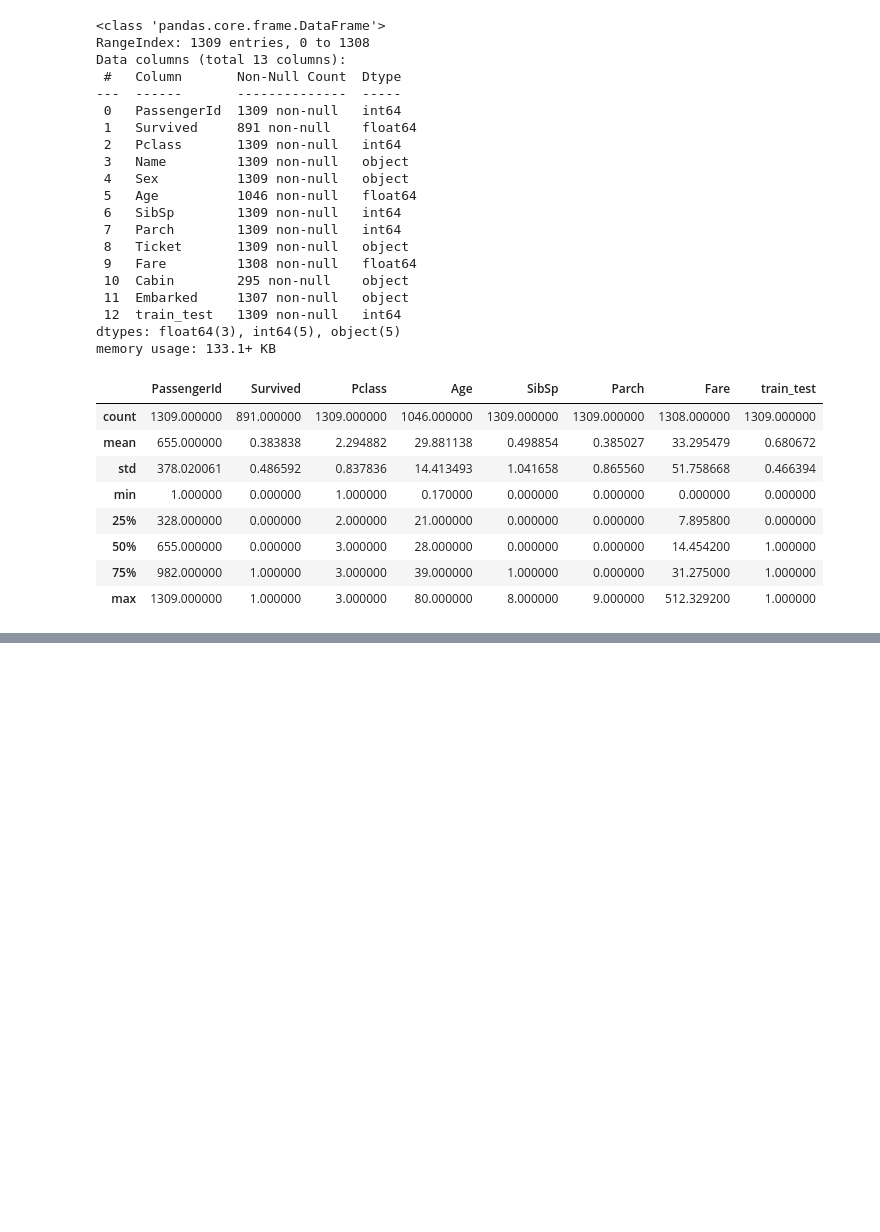
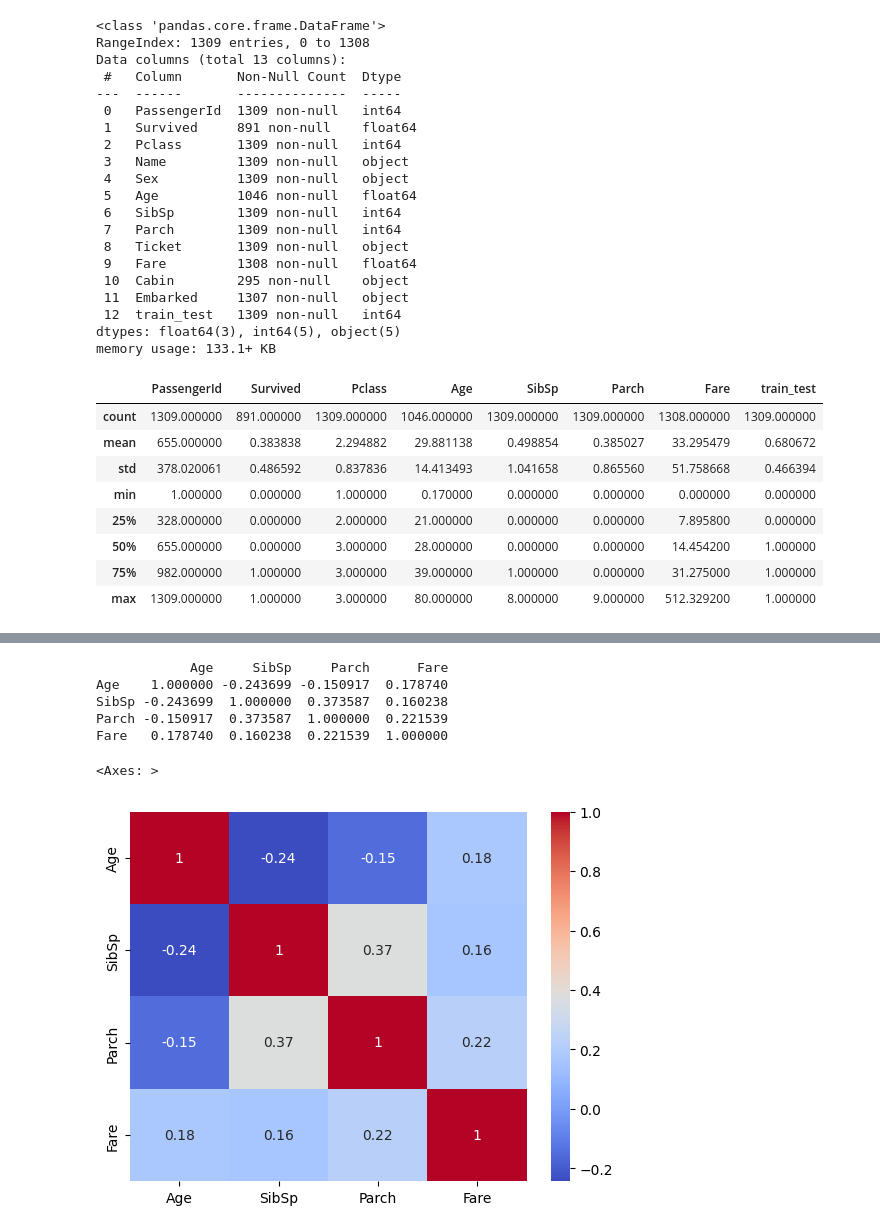
Before and after one commit to lem0000ns/titanic, a Jupyter notebook: main.ipynb, the cells around one changed output, grey strips where cells are left out. Drawn from its saved outputs; the diff is of its cells as text; code cells hidden in the pictures; blank space fills up the shorter version.

```diff
--- a/main.ipynb
+++ b/main.ipynb
@@ -100,0 +131,12 @@ memory usage: 133.1+ KB
+# %%
+# visualize correlations with heatmap and .corr() from pandas
+print(df_num.corr())
+sns.heatmap(df_num.corr(), annot=True, cmap='coolwarm')
+# %% [output]
+            Age     SibSp     Parch      Fare
+Age    1.000000 -0.243699 -0.150917  0.178740
+SibSp -0.243699  1.000000  0.373587  0.160238
+Parch -0.150917  0.373587  1.000000  0.221539
+Fare   0.178740  0.160238  0.221539  1.000000
+<Axes: >
+[figure, added]
```
Also changed, not shown: parts of 13 cells of this notebook.
